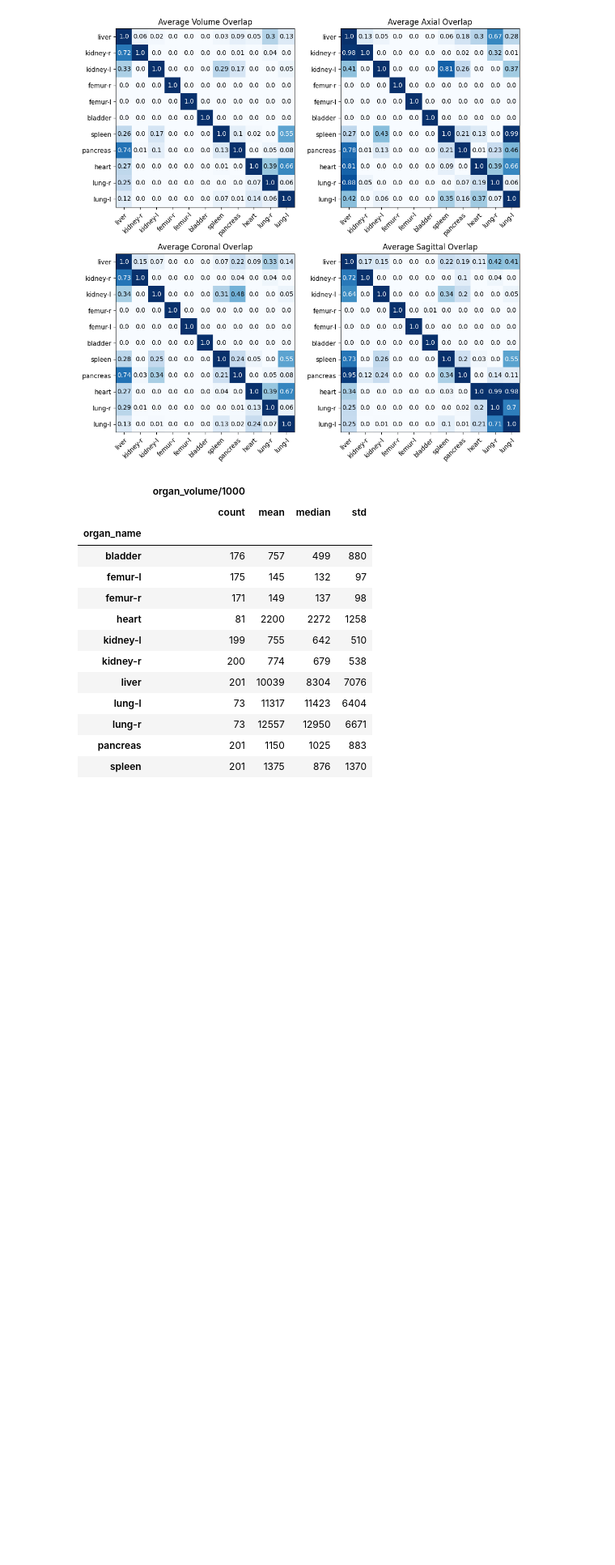
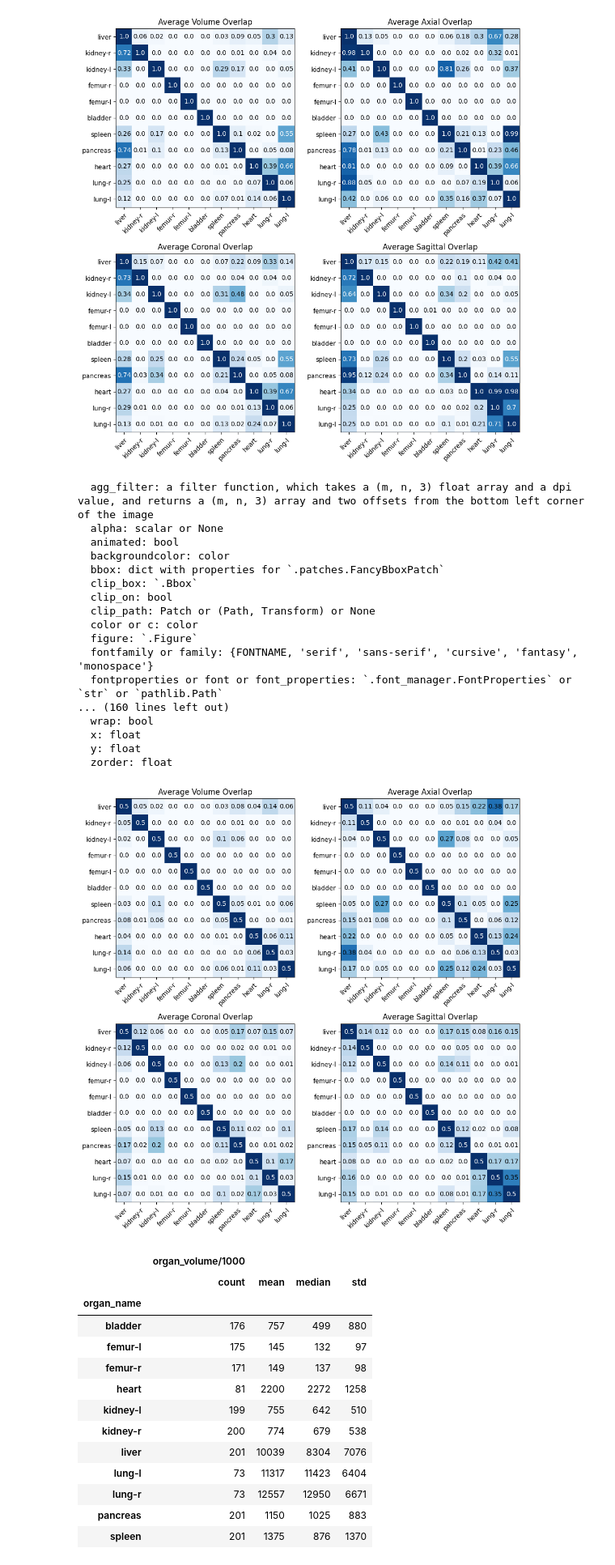
Before and after one commit to StefanoWoerner/medimeta-dataset-scripts, a Jupyter notebook: eda/lits/examine_df.ipynb, the cells around one changed output. Shown: that part at 81% size. Drawn from its saved outputs; the diff is of its cells as text; code cells hidden in the pictures; blank space fills up the shorter version.

```diff
--- a/eda/lits/examine_df.ipynb
+++ b/eda/lits/examine_df.ipynb
@@ -90,6 +90,83 @@ fig.show()
   y: float
   zorder: float
 [figure]
+# %%
+# Get a list of unique organ names
+organ_names = df['organ_name'].unique()
+
+# Initialize the confusion matrix
+confusion_matrix_vol = np.zeros((len(organ_names), len(organ_names)))
+confusion_matrix_axial = np.zeros((len(organ_names), len(organ_names)))
+confusion_matrix_coronal = np.zeros((len(organ_names), len(organ_names)))
+confusion_matrix_sagittal = np.zeros((len(organ_names), len(organ_names)))
+confusion_matrix_counter = np.zeros((len(organ_names), len(organ_names)))
+organ_to_idx = {organ_name: i for i, organ_name in enumerate(organ_names)}
+
+# Iterate over each unique image path
+for img_path in df['image_path'].unique():
+    # Filter the dataframe by image path
+    df_img = df[df['image_path'] == img_path]
+    # Iterate over each row in the filtered dataframe
+    for idx0, row0 in df_img.iterrows():
+        for idx1, row1 in df_img.iterrows():
+            i = organ_to_idx[row0['organ_name']]
+            j = organ_to_idx[row1['organ_name']]
+            overlap_x = max(0, min(row0['x1'], row1['x1']) - max(row0['x0'], row1['x0']))
+            overlap_y = max(0, min(row0['y1'], row1['y1']) - max(row0['y0'], row1['y0']))
+            overlap_z = max(0, min(row0['z1'], row1['z1']) - max(row0['z0'], row1['z0']))
+            overlap_vol = (overlap_x * overlap_y * overlap_z) / (row0['organ_volume'] + row1['organ_volume'])
+            overlap_axial = (overlap_x * overlap_y) / (row0['organ_area_axial'] + row1['organ_area_axial']) if overlap_z > 0 else 0
+            overlap_coronal = (overlap_x * overlap_z) / (row0['organ_area_coronal'] + row1['organ_area_coronal']) if overlap_y > 0 else 0
+            overlap_sagittal = (overlap_y * overlap_z) / (row0['organ_area_sagittal'] + row1['organ_area_sagittal']) if overlap_x > 0 else 0
+            confusion_matrix_vol[i, j] += overlap_vol
+            confusion_matrix_axial[i, j] += overlap_axial
+            confusion_matrix_coronal[i, j] += overlap_coronal
+            confusion_matrix_sagittal[i, j] += overlap_sagittal
+            confusion_matrix_counter[i, j] += 1
+confusion_matrix_vol = confusion_matrix_vol / confusion_matrix_counter
+confusion_matrix_axial = confusion_matrix_axial / confusion_matrix_counter
+confusion_matrix_coronal = confusion_matrix_coronal / confusion_matrix_counter
+confusion_matrix_sagittal = confusion_matrix_sagittal / confusion_matrix_counter
+
+# Plot the confusion matrix
+fig, axes = plt.subplots(2, 2, figsize=(10,10))
+for ax, mat, name in zip(
+    axes.flatten(),
+    (confusion_matrix_vol, confusion_matrix_axial, confusion_matrix_coronal, confusion_matrix_sagittal),
+    ('Volume', 'Axial', 'Coronal', 'Sagittal')
+):
+    im = ax.imshow(mat, cmap='Blues')
+    ax.set_xticks(np.arange(len(organ_names)))
+    ax.set_yticks(np.arange(len(organ_names)))
+    ax.set_xticklabels(organ_names, rotation=45, ha="right", rotation_mode="anchor")
+    ax.set_yticklabels(organ_names)
+    plt.setp(ax.get_xticklabels())
+    for i in range(len(organ_names)):
+        for j in range(len(organ_names)):
+            text = ax.text(j, i, round(mat[i][j], 2), ha="center", va="center", color="black" if mat[i][j] < 0.5 else "white")
+    ax.set_title(f"Average {name} Overlap")
+fig.tight_layout()
+fig.savefig('average_overlaps.png')
+fig.show()
+# %% [output]
+  agg_filter: a filter function, which takes a (m, n, 3) float array and a dpi value, and returns a (m, n, 3) array and two offsets from the bottom left corner of the image
+  alpha: scalar or None
+  animated: bool
+  backgroundcolor: color
+  bbox: dict with properties for `.patches.FancyBboxPatch`
+  clip_box: `.Bbox`
+  clip_on: bool
+  clip_path: Patch or (Path, Transform) or None
+  color or c: color
+  figure: `.Figure`
+  fontfamily or family: {FONTNAME, 'serif', 'sans-serif', 'cursive', 'fantasy', 'monospace'}
+  fontproperties or font or font_properties: `.font_manager.FontProperties` or `str` or `pathlib.Path`
+... (160 lines left out)
+  wrap: bool
+  x: float
+  y: float
+  zorder: float
+[figure, added]
 # %%
 df['organ_volume/1000'] = df['organ_volume'] / 1000
 stats_df = df[['organ_volume/1000', 'organ_name']].groupby('organ_name').agg(
```
Also changed, not shown: 13 other files.
